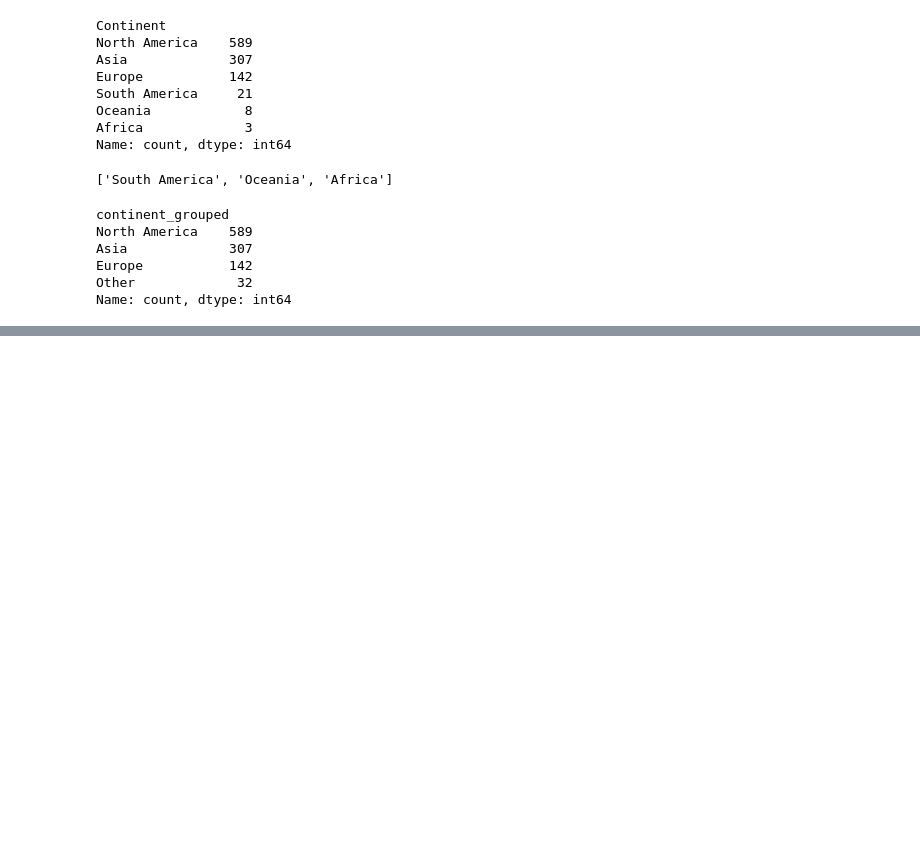
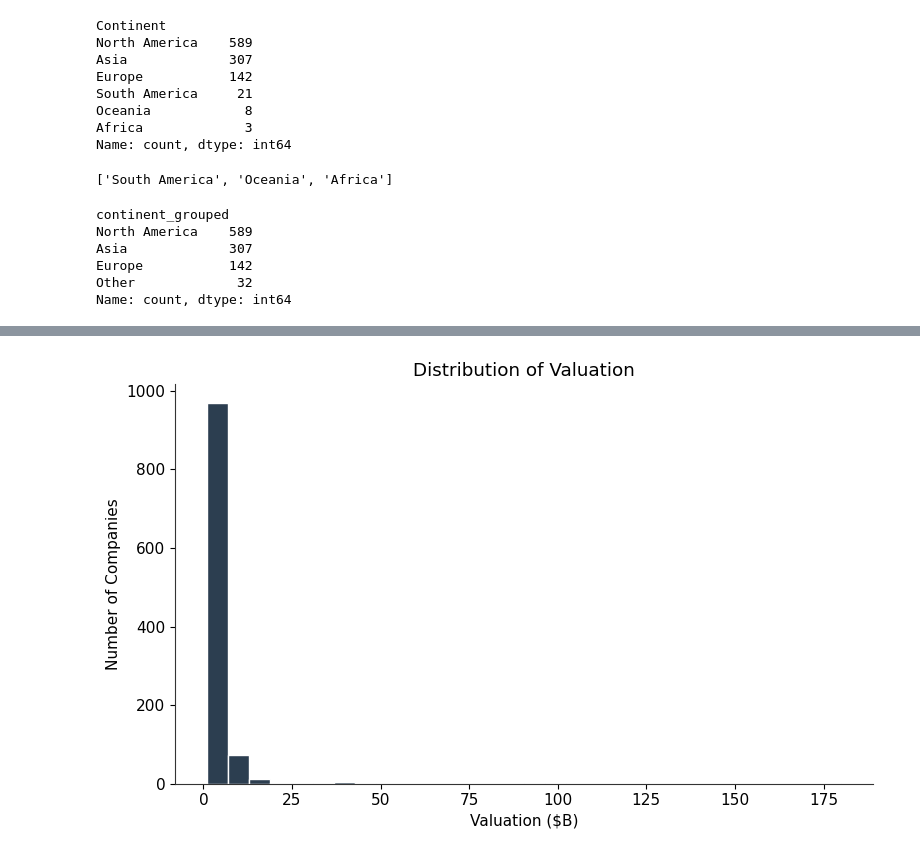
Before and after one commit to munirmans/unicorn-time-to-scale, a Jupyter notebook: notebook.ipynb, the cells around one changed output, grey strips where cells are left out. Saved outputs shown, nothing was run; the diff lists cells and outputs as text; code cells hidden in the pictures; blank space fills up the shorter version.

```diff
--- a/notebook.ipynb
+++ b/notebook.ipynb
@@ -378,0 +400,10 @@ Name: count, dtype: int64
+# %%
+fig, ax = plt.subplots(figsize=(8, 5))
+ax.hist(df['valuation_numeric'] / 1e9, bins=30, color=ACCENT, edgecolor='white')
+ax.set_xlabel('Valuation ($B)')
+ax.set_ylabel('Number of Companies')
+ax.set_title('Distribution of Valuation')
+plt.tight_layout()
+plt.show()
+# %% [output]
+[figure, added]
```
Also changed, not shown: parts of 10 cells of this notebook, 1 other file.
